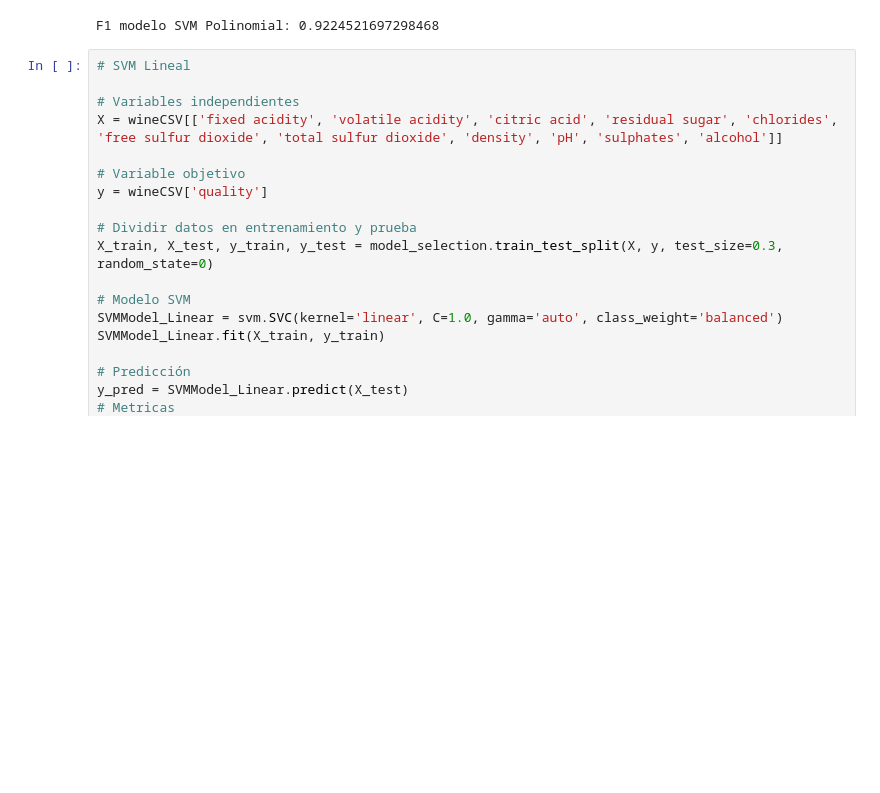
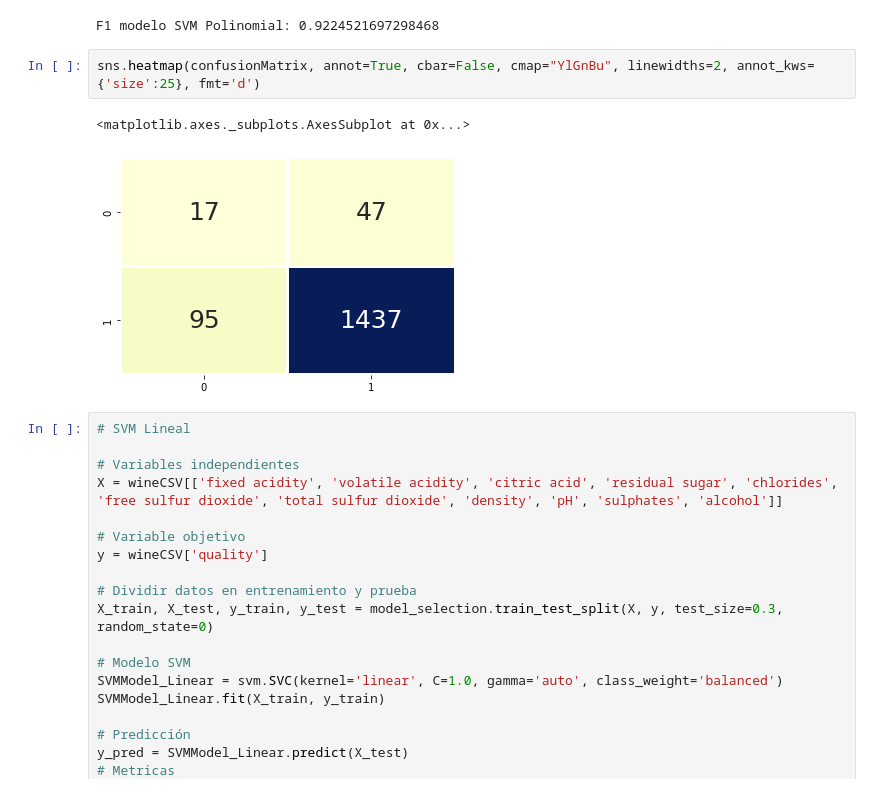
Before and after one commit to aleg001/HT3-MD, a Jupyter notebook: Lab 3-SVM.ipynb, the cells around one changed output. Drawn from its saved outputs; the diff is of its cells as text; blank space fills up the shorter version.

Commit message:
Se agrega heatmap

```diff
--- a/Lab 3-SVM.ipynb
+++ b/Lab 3-SVM.ipynb
@@ -304,6 +304,11 @@ Precision modelo SVM Polinomial: 0.9355852569428964
 print("F1 modelo SVM Polinomial:",f1)
 # %% [output]
 F1 modelo SVM Polinomial: 0.9224521697298468
+# %%
+sns.heatmap(confusionMatrix, annot=True, cbar=False, cmap="YlGnBu", linewidths=2, annot_kws={'size':25}, fmt='d')
+# %% [output]
+<matplotlib.axes._subplots.AxesSubplot at 0x...>
+[figure, added]
 # %%
 # SVM Lineal
 
```
Also changed, not shown: parts of 1 cell of this notebook.
